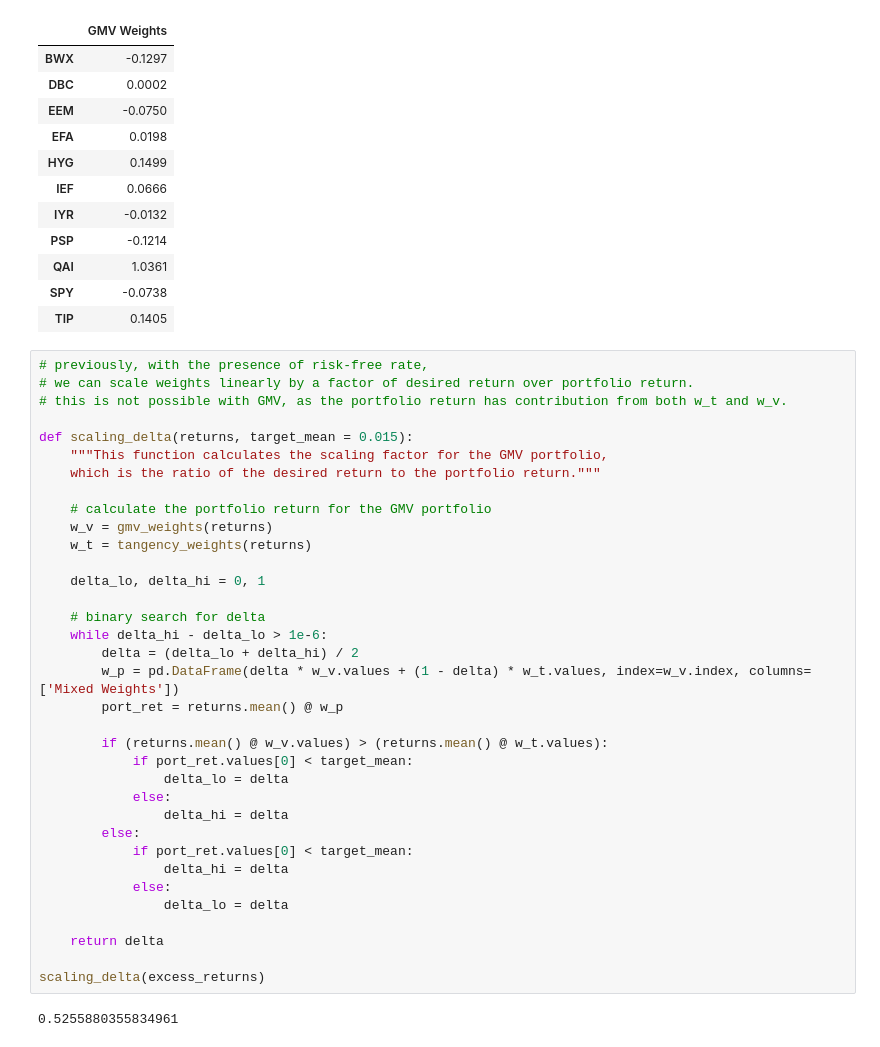
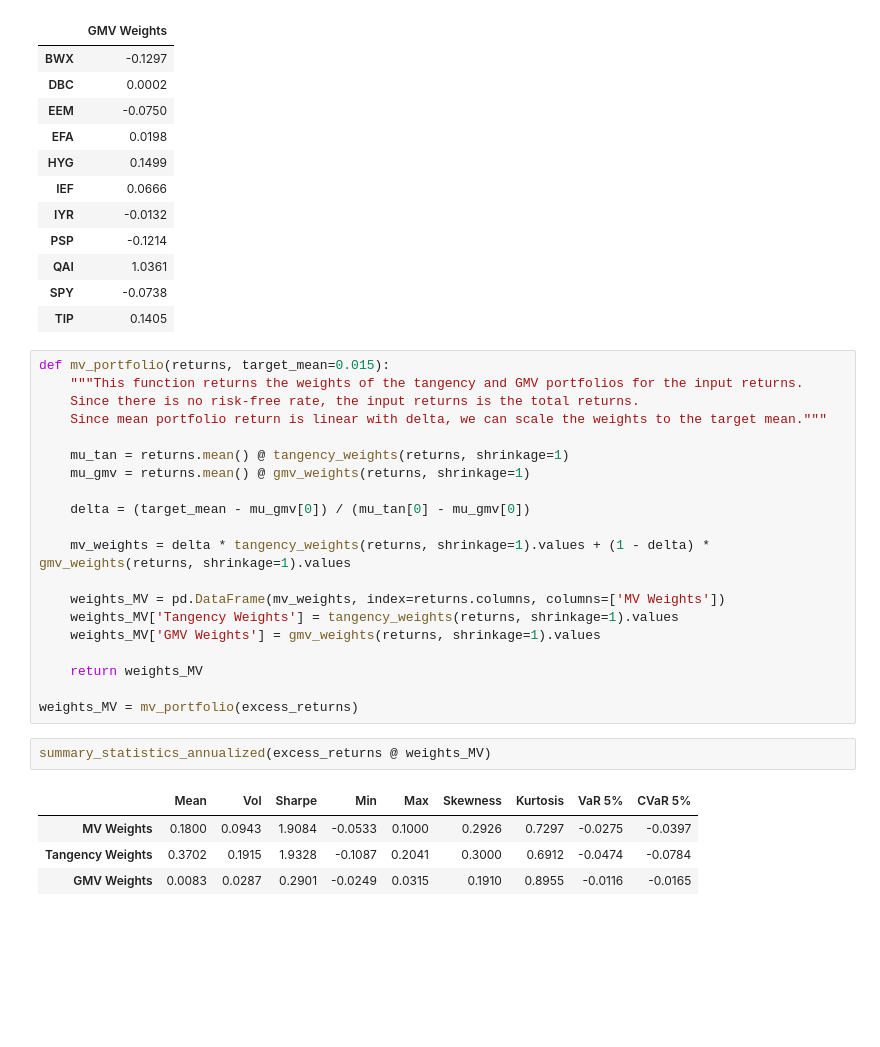
Before and after one commit to chew-in/Quantitative_Portfolio_Manager, a Jupyter notebook: homework/hw1_CY.ipynb, the cells around one changed output. Cells and saved outputs as stored; diff of their text form; blank space fills up the shorter version.

```diff
--- a/homework/hw1_CY.ipynb
+++ b/homework/hw1_CY.ipynb
@@ -655,40 +670,30 @@ gmv_weights(excess_returns)
 | QAI | 1.0361 |
 | SPY | -0.0738 |
 | TIP | 0.1405 |
-# %%
-# previously, with the presence of risk-free rate,
-# we can scale weights linearly by a factor of desired return over portfolio return.
-# this is not possible with GMV, as the portfolio return has contribution from both w_t and w_v.
-
-def scaling_delta(returns, target_mean = 0.015):
-    """This function calculates the scaling factor for the GMV portfolio,
-    which is the ratio of the desired return to the portfolio return."""
-
-    # calculate the portfolio return for the GMV portfolio
-    w_v = gmv_weights(returns)
-    w_t = tangency_weights(returns)
-
-    delta_lo, delta_hi = 0, 1
-
-    # binary search for delta
-    while delta_hi - delta_lo > 1e-6:
-        delta = (delta_lo + delta_hi) / 2
-        w_p = pd.DataFrame(delta * w_v.values + (1 - delta) * w_t.values, index=w_v.index, columns=['Mixed Weights'])
-        port_ret = returns.mean() @ w_p
-
-        if (returns.mean() @ w_v.values) > (returns.mean() @ w_t.values):
-            if port_ret.values[0] < target_mean:
-                delta_lo = delta
-            else:
-                delta_hi = delta
-        else:
-            if port_ret.values[0] < target_mean:
-                delta_hi = delta
-            else:
-                delta_lo = delta
-
-    return delta
-
-scaling_delta(excess_returns)
-# %% [output]
-0.5255880355834961
+# %%
+def mv_portfolio(returns, target_mean=0.015):
+    """This function returns the weights of the tangency and GMV portfolios for the input returns.
+    Since there is no risk-free rate, the input returns is the total returns.
+    Since mean portfolio return is linear with delta, we can scale the weights to the target mean."""
+
+    mu_tan = returns.mean() @ tangency_weights(returns, shrinkage=1)
+    mu_gmv = returns.mean() @ gmv_weights(returns, shrinkage=1)
+
+    delta = (target_mean - mu_gmv[0]) / (mu_tan[0] - mu_gmv[0])
+
+    mv_weights = delta * tangency_weights(returns, shrinkage=1).values + (1 - delta) * gmv_weights(returns, shrinkage=1).values
+
+    weights_MV = pd.DataFrame(mv_weights, index=returns.columns, columns=['MV Weights'])
+    weights_MV['Tangency Weights'] = tangency_weights(returns, shrinkage=1).values
+    weights_MV['GMV Weights'] = gmv_weights(returns, shrinkage=1).values
+
+    return weights_MV
+
+weights_MV = mv_portfolio(excess_returns)
+# %%
+summary_statistics_annualized(excess_returns @ weights_MV)
+# %% [output]
+|  | Mean | Vol | Sharpe | Min | Max | Skewness | Kurtosis | VaR 5% | CVaR 5% |
+| MV Weights | 0.1800 | 0.0943 | 1.9084 | -0.0533 | 0.1000 | 0.2926 | 0.7297 | -0.0275 | -0.0397 |
+| Tangency Weights | 0.3702 | 0.1915 | 1.9328 | -0.1087 | 0.2041 | 0.3000 | 0.6912 | -0.0474 | -0.0784 |
+| GMV Weights | 0.0083 | 0.0287 | 0.2901 | -0.0249 | 0.0315 | 0.1910 | 0.8955 | -0.0116 | -0.0165 |
```
Also changed, not shown: parts of 2 cells of this notebook.
